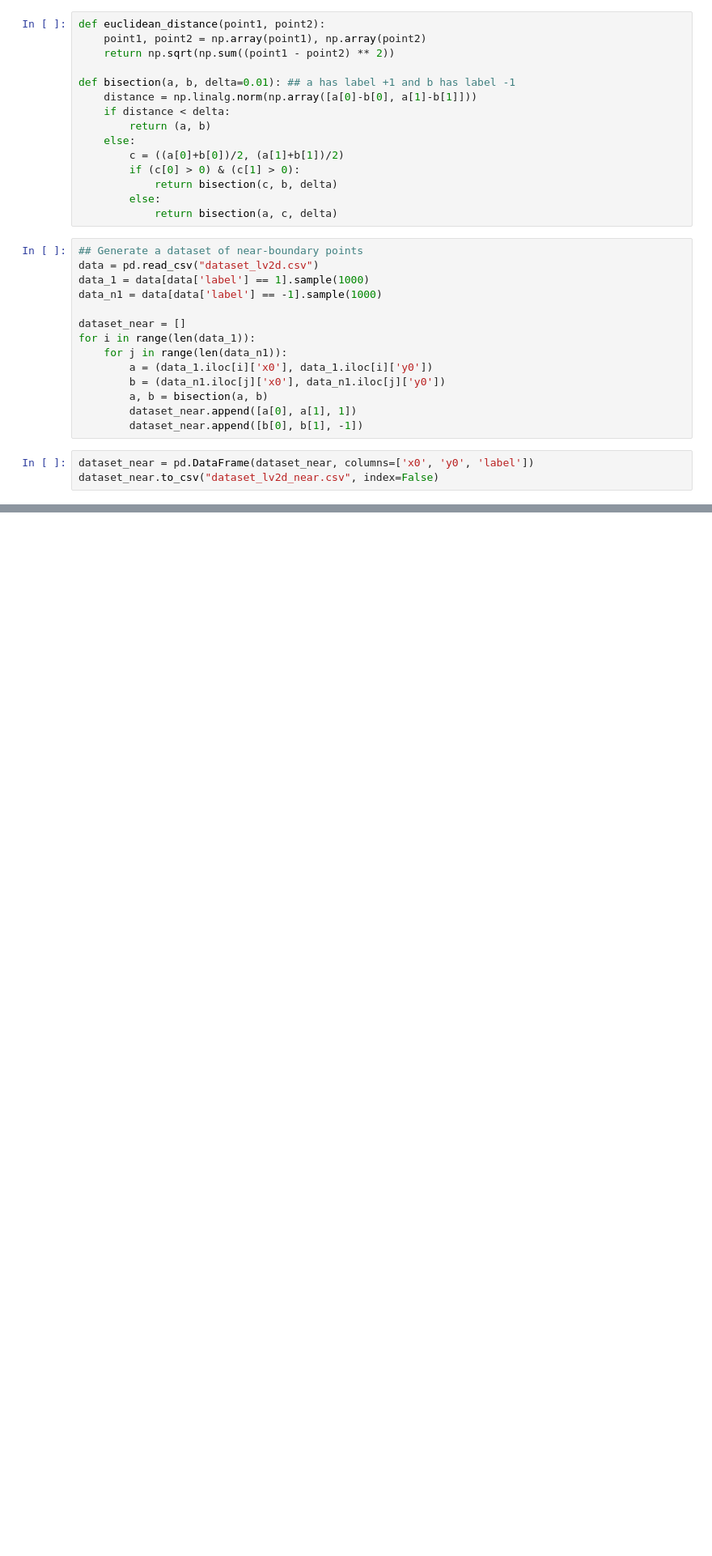
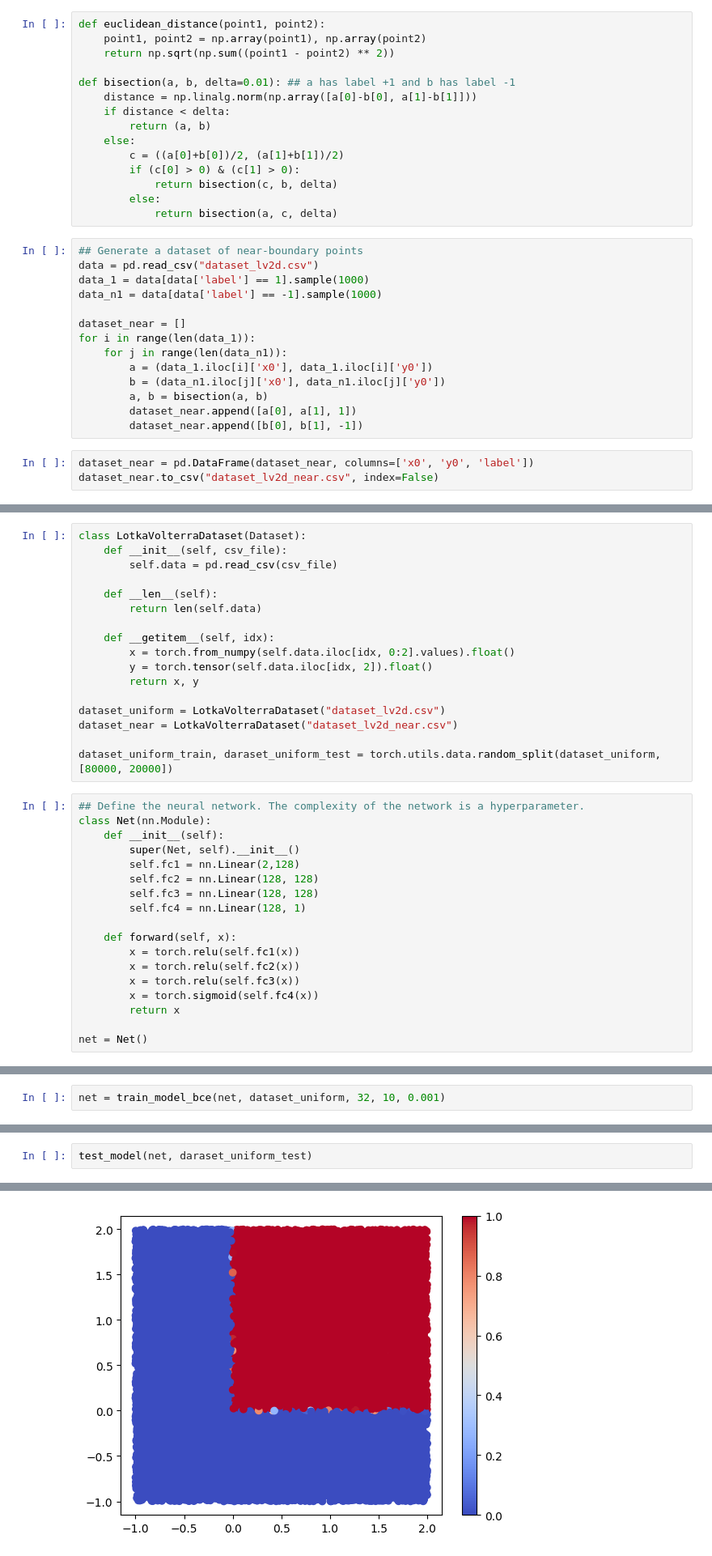
Before and after one commit to OliverChen0602/Estimate-Basin-Boundary, a Jupyter notebook: competing_species.ipynb, the cells around one changed output, grey strips where cells are left out. Shown at 81% size. Cells and saved outputs as stored; diff of their text form; blank space fills up the shorter version.

```diff
--- a/competing_species.ipynb
+++ b/competing_species.ipynb
@@ -101,0 +115,35 @@ dataset_near.to_csv("dataset_lv2d_near.csv", index=False)
+# %%
+class LotkaVolterraDataset(Dataset):
+    def __init__(self, csv_file):
+        self.data = pd.read_csv(csv_file)
+
+    def __len__(self):
+        return len(self.data)
+
+    def __getitem__(self, idx):
+        x = torch.from_numpy(self.data.iloc[idx, 0:2].values).float()
+        y = torch.tensor(self.data.iloc[idx, 2]).float()
+        return x, y
+
+dataset_uniform = LotkaVolterraDataset("dataset_lv2d.csv")
+dataset_near = LotkaVolterraDataset("dataset_lv2d_near.csv")
+
+dataset_uniform_train, daraset_uniform_test = torch.utils.data.random_split(dataset_uniform, [80000, 20000])
+# %%
+## Define the neural network. The complexity of the network is a hyperparameter.
+class Net(nn.Module):
+    def __init__(self):
+        super(Net, self).__init__()
+        self.fc1 = nn.Linear(2,128)
+        self.fc2 = nn.Linear(128, 128)
+        self.fc3 = nn.Linear(128, 128)
+        self.fc4 = nn.Linear(128, 1)
+
+    def forward(self, x):
+        x = torch.relu(self.fc1(x))
+        x = torch.relu(self.fc2(x))
+        x = torch.relu(self.fc3(x))
+        x = torch.sigmoid(self.fc4(x))
+        return x
+
+net = Net()
@@ -101,0 +260,2 @@ dataset_near.to_csv("dataset_lv2d_near.csv", index=False)
+# %%
+net = train_model_bce(net, dataset_uniform, 32, 10, 0.001)
@@ -101,0 +273,3 @@ dataset_near.to_csv("dataset_lv2d_near.csv", index=False)
+# %%
+test_model(net, daraset_uniform_test)
+# %% [output]
@@ -101,0 +277 @@ dataset_near.to_csv("dataset_lv2d_near.csv", index=False)
+[figure, added]
```
Also changed, not shown: parts of 8 cells of this notebook.
